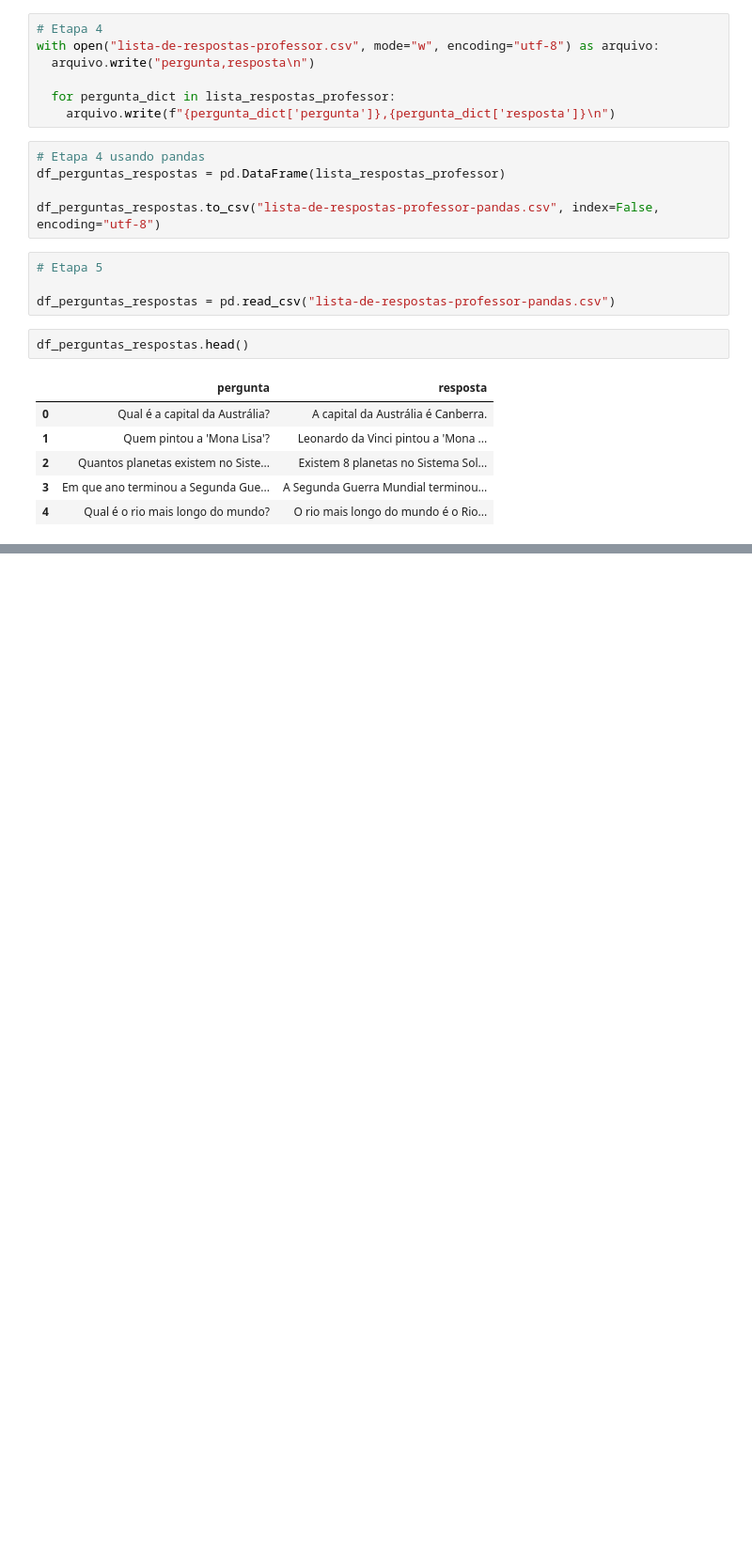
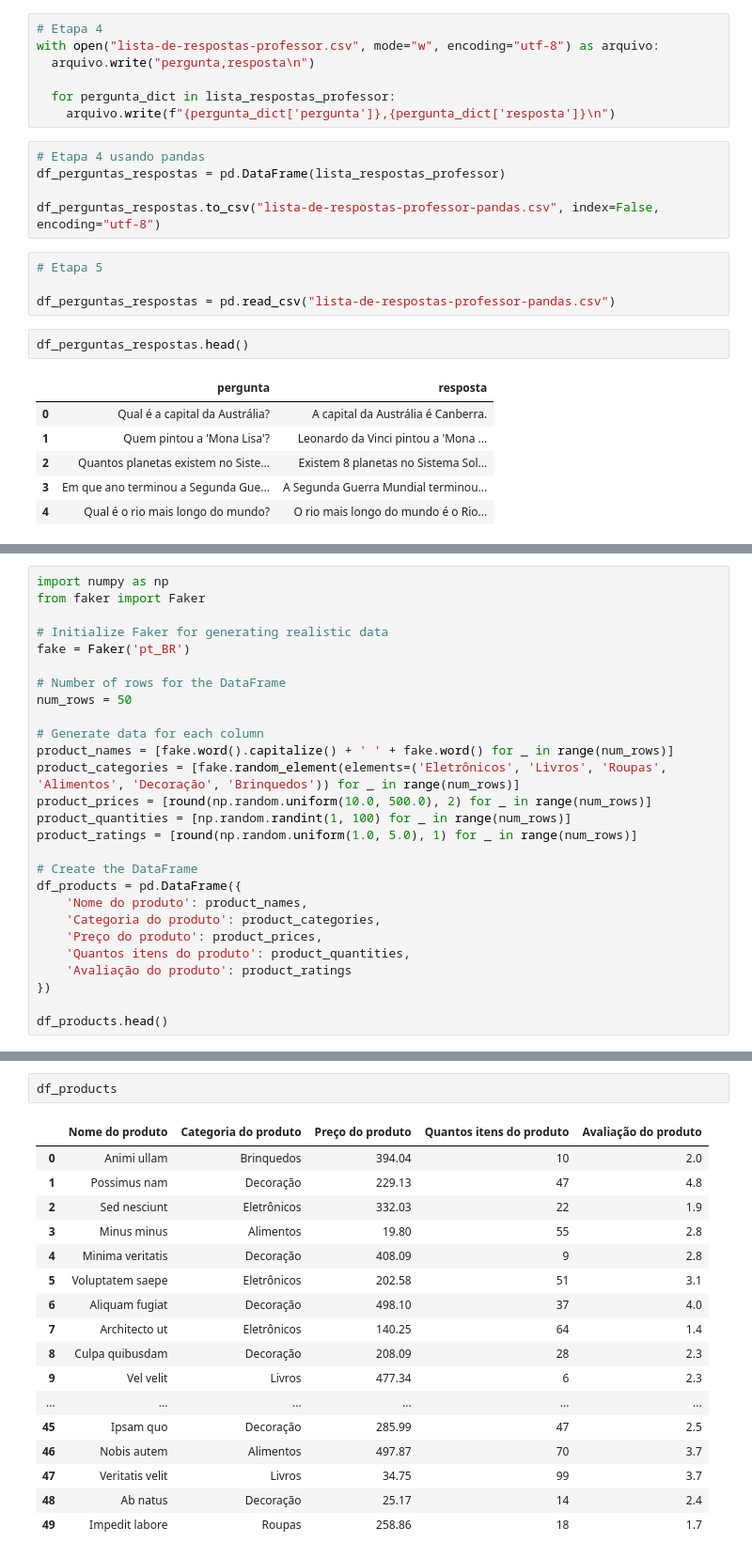
Before and after one commit to Bodegami/formacao-especialista-em-ia, a Jupyter notebook: python-ia-aplicada/Python_applied_ai.ipynb, the cells around one changed output, grey strips where cells are left out. Shown at 94% size. Drawn from its saved outputs; the diff is of its cells as text; blank space fills up the shorter version.

```diff
--- a/python-ia-aplicada/Python_applied_ai.ipynb
+++ b/python-ia-aplicada/Python_applied_ai.ipynb
@@ -1382,0 +1387,27 @@ df_perguntas_respostas.head()
+# %%
+import numpy as np
+from faker import Faker
+
+# Initialize Faker for generating realistic data
+fake = Faker('pt_BR')
+
+# Number of rows for the DataFrame
+num_rows = 50
+
+# Generate data for each column
+product_names = [fake.word().capitalize() + ' ' + fake.word() for _ in range(num_rows)]
+product_categories = [fake.random_element(elements=('Eletrônicos', 'Livros', 'Roupas', 'Alimentos', 'Decoração', 'Brinquedos')) for _ in range(num_rows)]
+product_prices = [round(np.random.uniform(10.0, 500.0), 2) for _ in range(num_rows)]
+product_quantities = [np.random.randint(1, 100) for _ in range(num_rows)]
+product_ratings = [round(np.random.uniform(1.0, 5.0), 1) for _ in range(num_rows)]
+
+# Create the DataFrame
+df_products = pd.DataFrame({
+    'Nome do produto': product_names,
+    'Categoria do produto': product_categories,
+    'Preço do produto': product_prices,
+    'Quantos itens do produto': product_quantities,
+    'Avaliação do produto': product_ratings
+})
+
+df_products.head()
@@ -1382,0 +1421,20 @@ df_perguntas_respostas.head()
+# %%
+df_products
+# %% [output]
+|  | Nome do produto | Categoria do produto | Preço do produto | Quantos itens do produto | Avaliação do produto |
+| 0 | Animi ullam | Brinquedos | 394.04 | 10 | 2.0 |
+| 1 | Possimus nam | Decoração | 229.13 | 47 | 4.8 |
+| 2 | Sed nesciunt | Eletrônicos | 332.03 | 22 | 1.9 |
+| 3 | Minus minus | Alimentos | 19.80 | 55 | 2.8 |
+| 4 | Minima veritatis | Decoração | 408.09 | 9 | 2.8 |
+| 5 | Voluptatem saepe | Eletrônicos | 202.58 | 51 | 3.1 |
+| 6 | Aliquam fugiat | Decoração | 498.10 | 37 | 4.0 |
+| 7 | Architecto ut | Eletrônicos | 140.25 | 64 | 1.4 |
+| 8 | Culpa quibusdam | Decoração | 208.09 | 28 | 2.3 |
+| 9 | Vel velit | Livros | 477.34 | 6 | 2.3 |
+| ... | ... | ... | ... | ... | ... |
+| 45 | Ipsam quo | Decoração | 285.99 | 47 | 2.5 |
+| 46 | Nobis autem | Alimentos | 497.87 | 70 | 3.7 |
+| 47 | Veritatis velit | Livros | 34.75 | 99 | 3.7 |
+| 48 | Ab natus | Decoração | 25.17 | 14 | 2.4 |
+| 49 | Impedit labore | Roupas | 258.86 | 18 | 1.7 |
```
Also changed, not shown: parts of 5 cells of this notebook.
